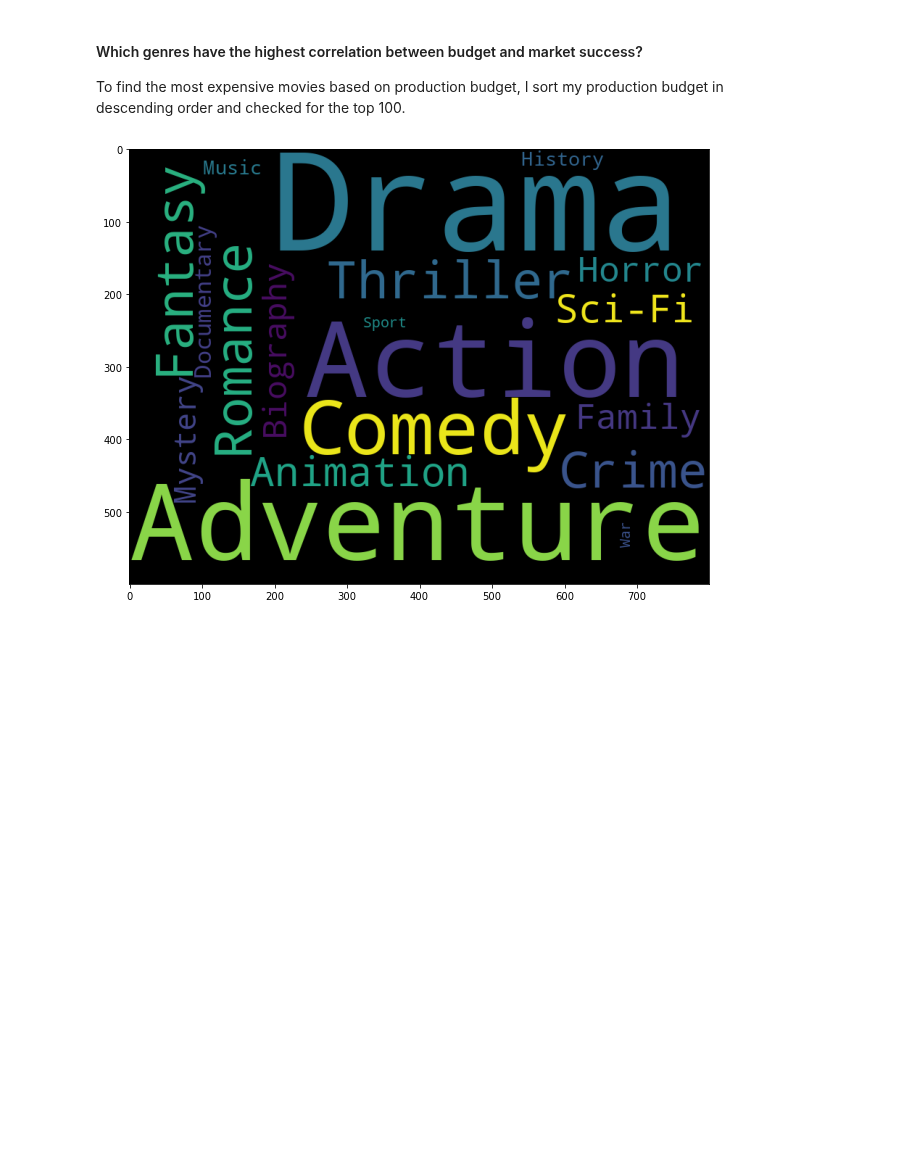
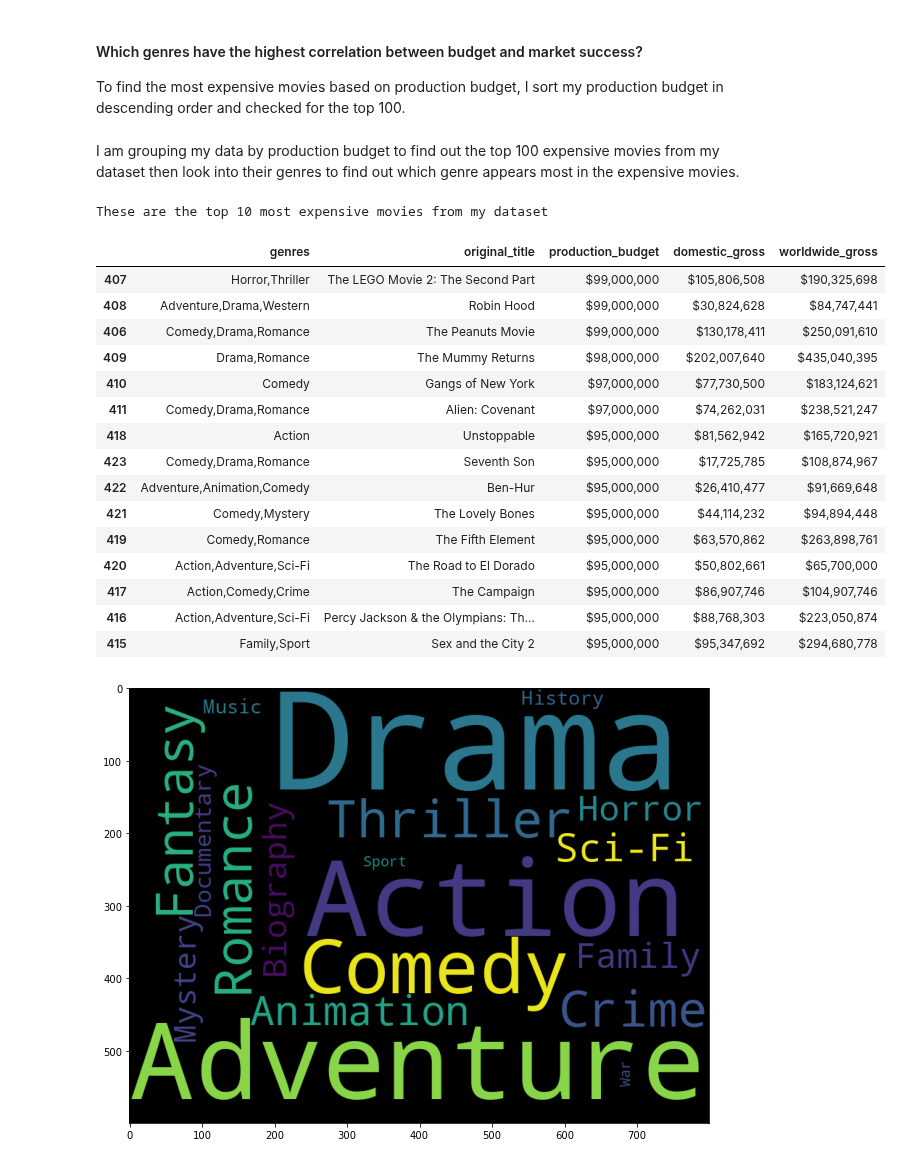
Before and after one commit to adikamunyao/movies-project, a Jupyter notebook: data analysis.ipynb, the cells around one changed output. Saved outputs shown, nothing was run; the diff lists cells and outputs as text; code cells hidden in the pictures; blank space fills up the shorter version.

```diff
--- a/data analysis.ipynb
+++ b/data analysis.ipynb
@@ -273,8 +300,30 @@ Drama movies had the highest frequency counts and it was the most distributed ge
 #### Which genres have the highest correlation between budget and market success?
 
 To find the most expensive movies based on production budget, I sort my production budget in descending order and checked for the top 100.
+# %% [markdown]
+I am grouping my data by production budget to find out the top 100 expensive movies from my dataset then look into their genres to find out which genre appears most in the expensive movies.
 # %%
 top_expensive_genre = final_data.sort_values(by=['production_budget'], ascending=False,).head(100)
+print('These are the top 10 most expensive movies from my dataset')
+top_expensive_genre.iloc[:,[6,1,2,3,4]].head(15)
+# %% [output]
+These are the top 10 most expensive movies from my dataset
+|  | genres | original_title | production_budget | domestic_gross | worldwide_gross |
+| 407 | Horror,Thriller | The LEGO Movie 2: The Second Part | $99,000,000 | $105,806,508 | $190,325,698 |
+| 408 | Adventure,Drama,Western | Robin Hood | $99,000,000 | $30,824,628 | $84,747,441 |
+| 406 | Comedy,Drama,Romance | The Peanuts Movie | $99,000,000 | $130,178,411 | $250,091,610 |
+| 409 | Drama,Romance | The Mummy Returns | $98,000,000 | $202,007,640 | $435,040,395 |
+| 410 | Comedy | Gangs of New York | $97,000,000 | $77,730,500 | $183,124,621 |
+| 411 | Comedy,Drama,Romance | Alien: Covenant | $97,000,000 | $74,262,031 | $238,521,247 |
+| 418 | Action | Unstoppable | $95,000,000 | $81,562,942 | $165,720,921 |
+| 423 | Comedy,Drama,Romance | Seventh Son | $95,000,000 | $17,725,785 | $108,874,967 |
+| 422 | Adventure,Animation,Comedy | Ben-Hur | $95,000,000 | $26,410,477 | $91,669,648 |
+| 421 | Comedy,Mystery | The Lovely Bones | $95,000,000 | $44,114,232 | $94,894,448 |
+| 419 | Comedy,Romance | The Fifth Element | $95,000,000 | $63,570,862 | $263,898,761 |
+| 420 | Action,Adventure,Sci-Fi | The Road to El Dorado | $95,000,000 | $50,802,661 | $65,700,000 |
+| 417 | Action,Comedy,Crime | The Campaign | $95,000,000 | $86,907,746 | $104,907,746 |
+| 416 | Action,Adventure,Sci-Fi | Percy Jackson & the Olympians: Th... | $95,000,000 | $88,768,303 | $223,050,874 |
+| 415 | Family,Sport | Sex and the City 2 | $95,000,000 | $95,347,692 | $294,680,778 |
 # %%
 genres_in_top_expensive_movies = dict(top_expensive_genre['genres'].str.split(',', expand=True).stack().value_counts())
 
```
Also changed, not shown: parts of 16 cells of this notebook.
